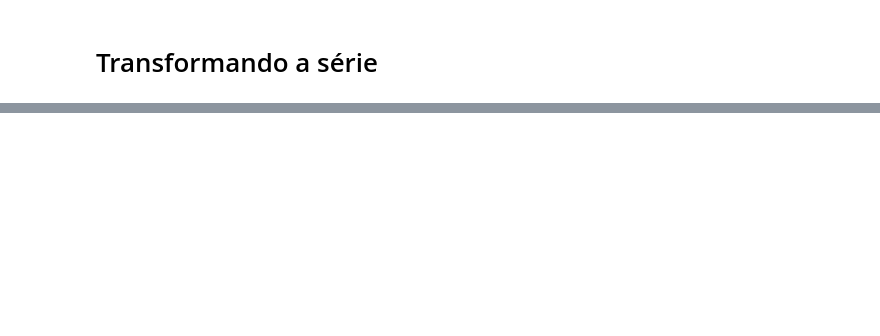
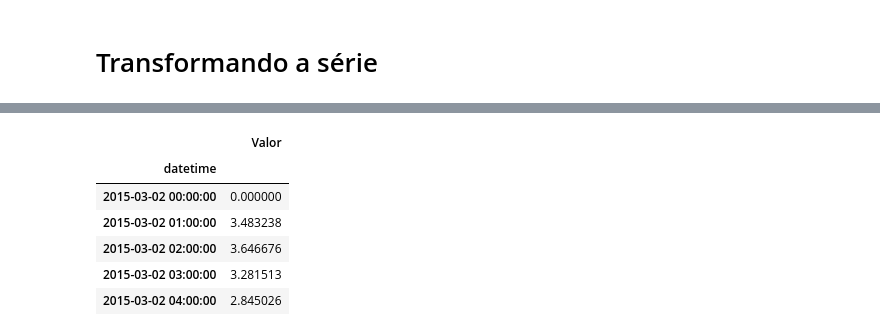
Before and after one commit to marcosvilela/modelagem-analitica-20.3, a Jupyter notebook: source/Fernando/Fernando-Parte1.ipynb, the cells around one changed output, grey strips where cells are left out. Drawn from its saved outputs; the diff is of its cells as text; code cells hidden in the pictures; blank space fills up the shorter version.

```diff
--- a/source/Fernando/Fernando-Parte1.ipynb
+++ b/source/Fernando/Fernando-Parte1.ipynb
@@ -540,0 +566,10 @@ p_value2 / p_value_transformed2
+# %%
+log_data.head()
+# %% [output]
+|  | Valor |
+| datetime |  |
+| 2015-03-02 00:00:00 | 0.000000 |
+| 2015-03-02 01:00:00 | 3.483238 |
+| 2015-03-02 02:00:00 | 3.646676 |
+| 2015-03-02 03:00:00 | 3.281513 |
+| 2015-03-02 04:00:00 | 2.845026 |
```
Also changed, not shown: parts of 10 cells of this notebook, 4 other files.
